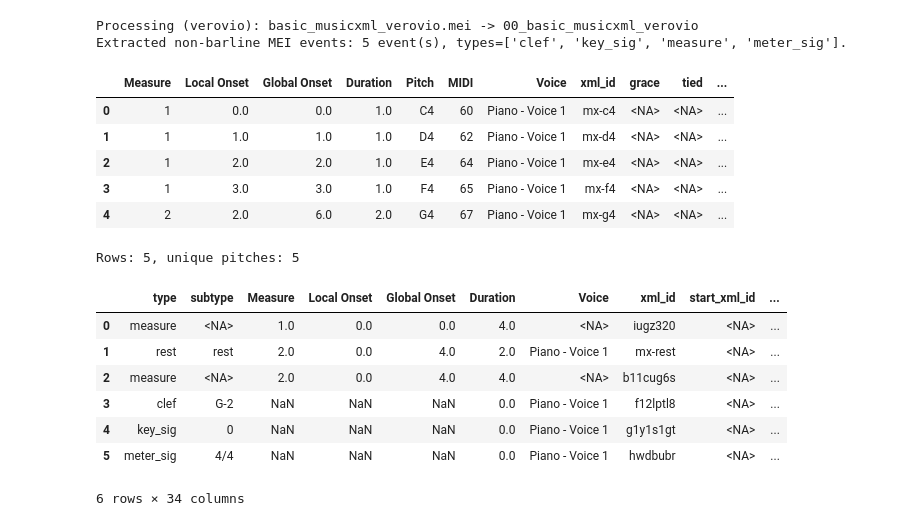
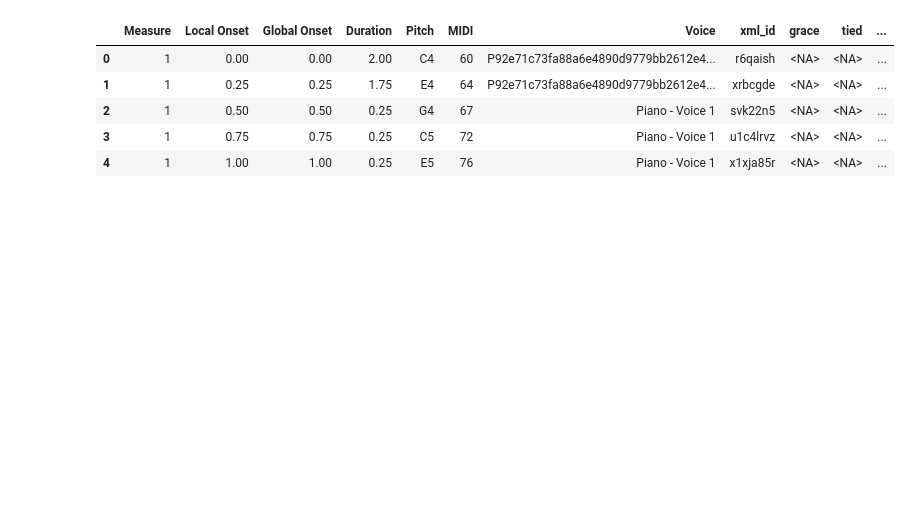
Before and after one commit to egorpol/camat_v2, a Jupyter notebook: notebooks/camat_batch_conversion.ipynb, the cells around one changed output. Saved outputs shown, nothing was run; the diff lists cells and outputs as text; code cells hidden in the pictures; blank space fills up the shorter version.

```diff
--- a/notebooks/camat_batch_conversion.ipynb
+++ b/notebooks/camat_batch_conversion.ipynb
@@ -52,19 +53,0 @@ Outputs go under `converted_mei/` (gitignored). Keep sources; treat generated ME
-# %%
-OUTPUT_DIR = ROOT / "converted_mei" / "batch_conversion_tutorial"
-TIMEOUT_SECONDS = 90
-RENDER_FIRST_PAGE = True
-N_JOBS = 1
-SHOW_PROGRESS = True
-MAX_SOURCES = None
-OUTPUT_SUFFIX = ""
-ADD_TIMESTAMP = False
-
-# The manifest contains comments, a local path, and a pinned raw URL.
-# Relative paths in FILE_SOURCES and inside manifests resolve from ROOT.
-SOURCE_MANIFEST = ROOT / "notebooks" / "data" / "batch_sources.txt"
-FILE_SOURCES = [str(SOURCE_MANIFEST.relative_to(ROOT))]
-
-print(SOURCE_MANIFEST.read_text(encoding="utf-8"))
-
-OUTPUT_DIR.mkdir(parents=True, exist_ok=True)
-OUTPUT_DIR
@@ -147,24 +234,34 @@ Render the first successful MEI, then parse with the default Verovio backend.
 # %%
-from camat import parse_files, vrv_display_svg, vrv_load_from_file, vrv_render_page, vrv_set_options
-
-ok_records = [r for r in records if r.get("status") == "ok" and r.get("output_mei")]
-if not ok_records:
-    print("No successful conversion to preview.")
+successful = [record for record in records if validation_status(record) == 'ready for inspection']
+if not successful:
+    print('No successful conversion to preview.')
 else:
-    preview_path = ok_records[0]["output_mei"]
-    print(preview_path)
+    preview_record = next(
+        (record for record in successful if record.get('input_from') == 'midi'),
+        successful[0],
+    )
+    preview_path = preview_record['output_mei']
     with vrv_quiet():
-        vrv_set_options(pageWidth=1400, pageHeight=400, scale=40, breaks="none", removeIds=False)
-        vrv_load_from_file(preview_path, input_from="mei")
+        vrv_set_options(pageWidth=2100, pageHeight=1200, scale=30, breaks='auto', removeIds=False)
+        vrv_load_from_file(preview_path, input_from='mei')
         vrv_display_svg(vrv_render_page(1))
 
-    results, dfs_by_name, last_df = parse_files(
+    parsed_results, _, parsed_df_pitch = parse_files(
         [preview_path],
+        backend='none',
+        display_preview_df_pitch=False,
+        display_preview_df_events=False,
+        include_xml_ids=True,
+        show_progress=False,
         quiet_native_warnings=True,
-        print_parsed_summary=True,
-        backend="none",
-        include_xml_ids=True,
-        n_jobs=1,
     )
-    display(last_df.head())
+    print('Parsed:', parsed_results[0]['name'])
+    set_validation_stage(
+        preview_record,
+        'camat_parsed',
+        'passed',
+        f"{len(parsed_df_pitch)} combined df_pitch rows",
+    )
+    report_path.write_text(json.dumps(records, indent=2), encoding='utf-8')
+    display(parsed_df_pitch.head())
 # %% [output]
@@ -173,17 +272,6 @@ else:
-Processing (verovio): basic_musicxml_verovio.mei -> 00_basic_musicxml_verovio
-Extracted non-barline MEI events: 5 event(s), types=['clef', 'key_sig', 'measure', 'meter_sig'].
 |  | Measure | Local Onset | Global Onset | Duration | Pitch | MIDI | Voice | xml_id | grace | tied | ... |
-| 0 | 1 | 0.0 | 0.0 | 1.0 | C4 | 60 | Piano - Voice 1 | mx-c4 | <NA> | <NA> | ... |
-| 1 | 1 | 1.0 | 1.0 | 1.0 | D4 | 62 | Piano - Voice 1 | mx-d4 | <NA> | <NA> | ... |
-| 2 | 1 | 2.0 | 2.0 | 1.0 | E4 | 64 | Piano - Voice 1 | mx-e4 | <NA> | <NA> | ... |
-| 3 | 1 | 3.0 | 3.0 | 1.0 | F4 | 65 | Piano - Voice 1 | mx-f4 | <NA> | <NA> | ... |
-| 4 | 2 | 2.0 | 6.0 | 2.0 | G4 | 67 | Piano - Voice 1 | mx-g4 | <NA> | <NA> | ... |
+| 0 | 1 | 0.00 | 0.00 | 2.00 | C4 | 60 | P92e71c73fa88a6e4890d9779bb2612e4... | r6qaish | <NA> | <NA> | ... |
+| 1 | 1 | 0.25 | 0.25 | 1.75 | E4 | 64 | P92e71c73fa88a6e4890d9779bb2612e4... | xrbcgde | <NA> | <NA> | ... |
+| 2 | 1 | 0.50 | 0.50 | 0.25 | G4 | 67 | Piano - Voice 1 | svk22n5 | <NA> | <NA> | ... |
+| 3 | 1 | 0.75 | 0.75 | 0.25 | C5 | 72 | Piano - Voice 1 | u1c4lrvz | <NA> | <NA> | ... |
+| 4 | 1 | 1.00 | 1.00 | 0.25 | E5 | 76 | Piano - Voice 1 | x1xja85r | <NA> | <NA> | ... |
-Rows: 5, unique pitches: 5
-|  | type | subtype | Measure | Local Onset | Global Onset | Duration | Voice | xml_id | start_xml_id | ... |
-| 0 | measure | <NA> | 1.0 | 0.0 | 0.0 | 4.0 | <NA> | iugz320 | <NA> | ... |
-| 1 | rest | rest | 2.0 | 0.0 | 4.0 | 2.0 | Piano - Voice 1 | mx-rest | <NA> | ... |
-| 2 | measure | <NA> | 2.0 | 0.0 | 4.0 | 4.0 | <NA> | b11cug6s | <NA> | ... |
-| 3 | clef | G-2 | NaN | NaN | NaN | 0.0 | Piano - Voice 1 | f12lptl8 | <NA> | ... |
-| 4 | key_sig | 0 | NaN | NaN | NaN | 0.0 | Piano - Voice 1 | g1y1s1gt | <NA> | ... |
-| 5 | meter_sig | 4/4 | NaN | NaN | NaN | 0.0 | Piano - Voice 1 | hwdbubr | <NA> | ... |
-6 rows × 34 columns
```
Also changed, not shown: parts of 17 cells of this notebook, 59 other files.
